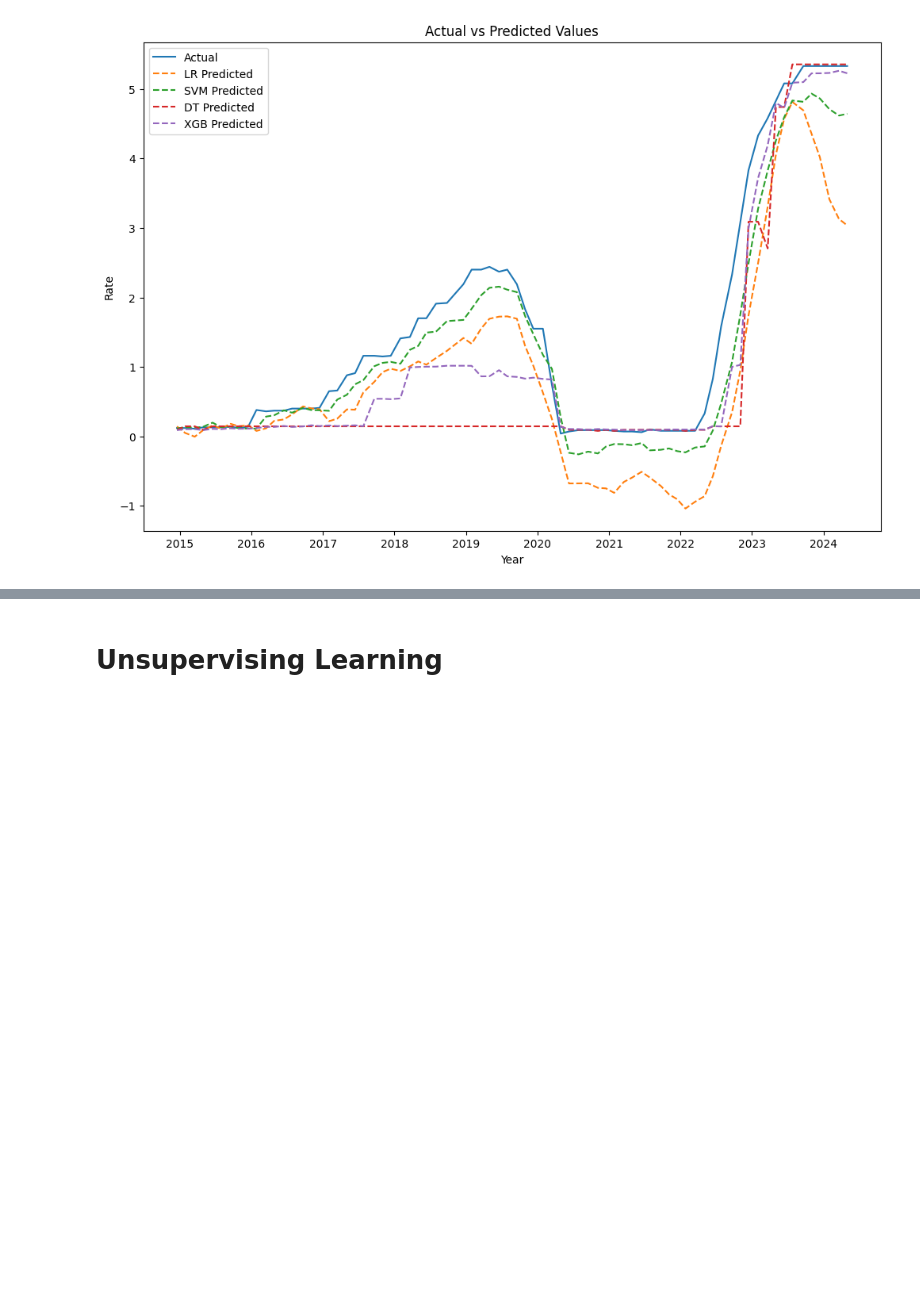
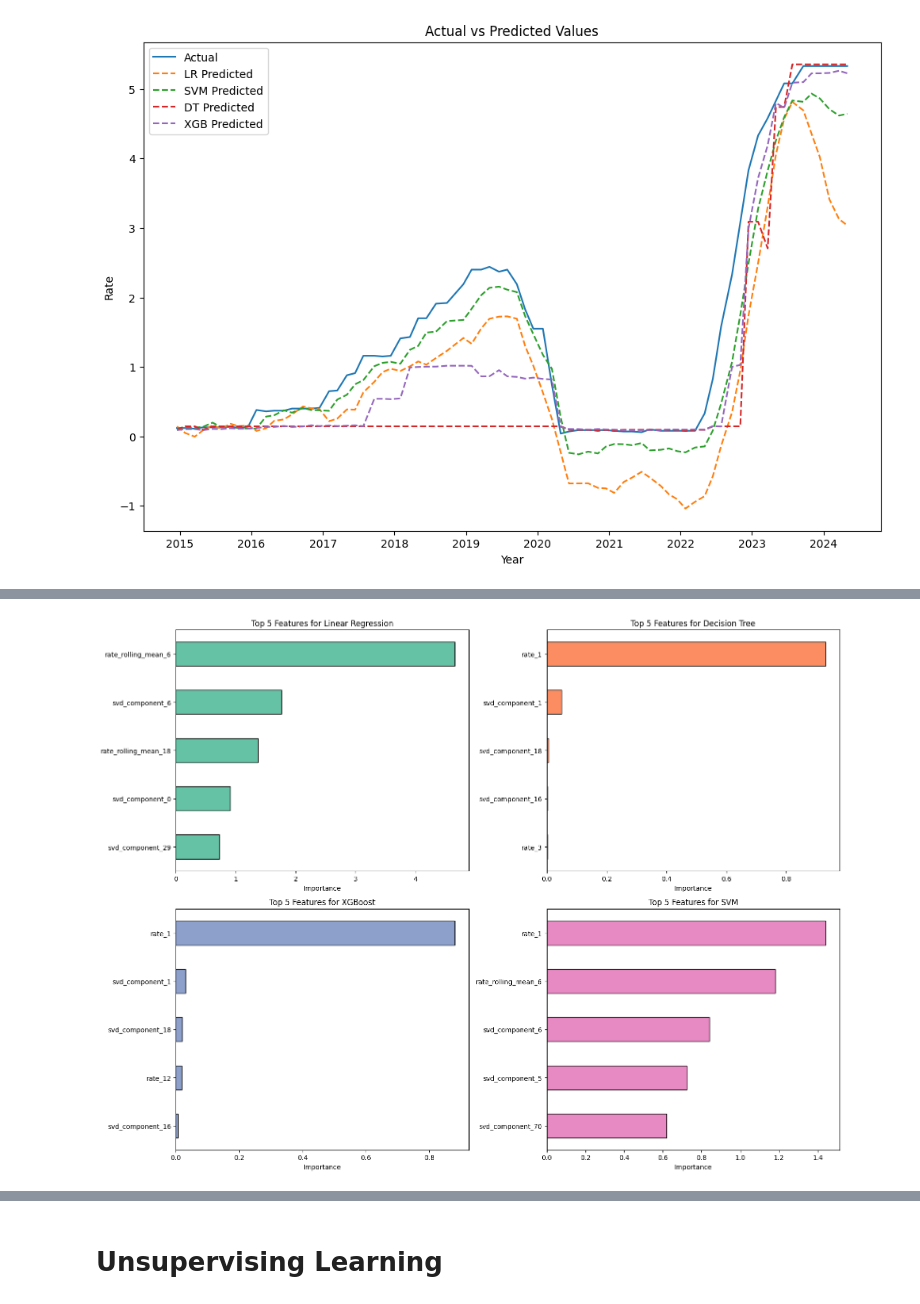
Before and after one commit to Cydia13526/s24-milestone2-team7-cspaarg-cydia-davidrez, a Jupyter notebook: project.ipynb, the cells around one changed output, grey strips where cells are left out. Drawn from its saved outputs; the diff is of its cells as text; code cells hidden in the pictures; blank space fills up the shorter version.

Commit message:
modified feature importance plot

```diff
--- a/project.ipynb
+++ b/project.ipynb
@@ -636,0 +573,73 @@ Top 5 Coefficients for Support Vector Machine (SVM):
+# %%
+# Function to get top N feature importances
+def get_top_feature_importance(model, feature_names, top_n=5):
+    if hasattr(model, 'coef_'):
+        importance = model.coef_
+    elif hasattr(model, 'feature_importances_'):
+        importance = model.feature_importances_
+    else:
+        print(f"No feature importance attribute for {model}")
+        return pd.Series()
+
+    feature_importance = pd.Series(importance, index=feature_names)
+    top_features = feature_importance.sort_values(ascending=False).head(top_n)
+    return top_features
+
+# Get feature names from the preprocessor
+text_feature_names = [f'svd_component_{i}' for i in range(100)]  # SVD components
+temporal_feature_names = temporal_features
+all_feature_names = np.concatenate((text_feature_names, temporal_feature_names))
+
+# Extract top 5 features for each model
+lr_top_features = get_top_feature_importance(results['lr']['model'].named_steps['clf'], all_feature_names, top_n=5)
+dt_top_features = get_top_feature_importance(results['dt']['model'].named_steps['clf'], all_feature_names, top_n=5)
+xgb_top_features = get_top_feature_importance(results['xgb']['model'].named_steps['clf'], all_feature_names, top_n=5)
+
+# If you need to plot top 5 for SVM, although it does not provide feature importances directly:
+def get_top_svm_coefficients(model, feature_names, top_n=5):
+    if hasattr(model, 'coef_'):
+        importance = model.coef_.flatten()
+    else:
+        print(f"No coefficients attribute for {model}")
+        return pd.Series()
+
+    feature_importance = pd.Series(importance, index=feature_names)
+    top_features = feature_importance.sort_values(ascending=False).head(top_n)
+    return top_features
+
+svm_top_features = get_top_svm_coefficients(results['svm']['model'].named_steps['clf'], all_feature_names, top_n=5)
+
+# Set a color palette
+palette = sns.color_palette("Set2", 4)
+
+# Plotting the top 5 feature importances for each model in a single figure with 4 subplots
+fig, axes = plt.subplots(2, 2, figsize=(16, 12))
+
+# Linear Regression
+lr_top_features.plot(kind='barh', ax=axes[0, 0], color=palette[0], edgecolor='black')
+axes[0, 0].set_title('Top 5 Features for Linear Regression')
+axes[0, 0].set_xlabel('Importance')
+axes[0, 0].invert_yaxis()
+
+# Decision Tree
+dt_top_features.plot(kind='barh', ax=axes[0, 1], color=palette[1], edgecolor='black')
+axes[0, 1].set_title('Top 5 Features for Decision Tree')
+axes[0, 1].set_xlabel('Importance')
+axes[0, 1].invert_yaxis()
+
+# XGBoost
+xgb_top_features.plot(kind='barh', ax=axes[1, 0], color=palette[2], edgecolor='black')
+axes[1, 0].set_title('Top 5 Features for XGBoost')
+axes[1, 0].set_xlabel('Importance')
+axes[1, 0].invert_yaxis()
+
+# SVM
+svm_top_features.plot(kind='barh', ax=axes[1, 1], color=palette[3], edgecolor='black')
+axes[1, 1].set_title('Top 5 Features for SVM')
+axes[1, 1].set_xlabel('Importance')
+axes[1, 1].invert_yaxis()
+
+plt.tight_layout()
+plt.show()
+# %% [output]
+[figure, added]
```
Also changed, not shown: parts of 2 cells of this notebook.
